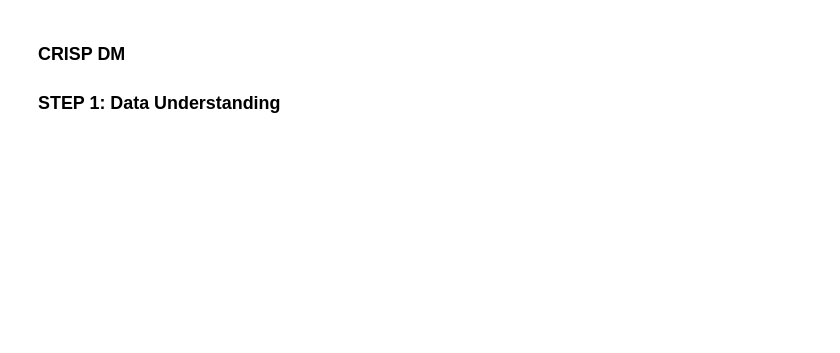
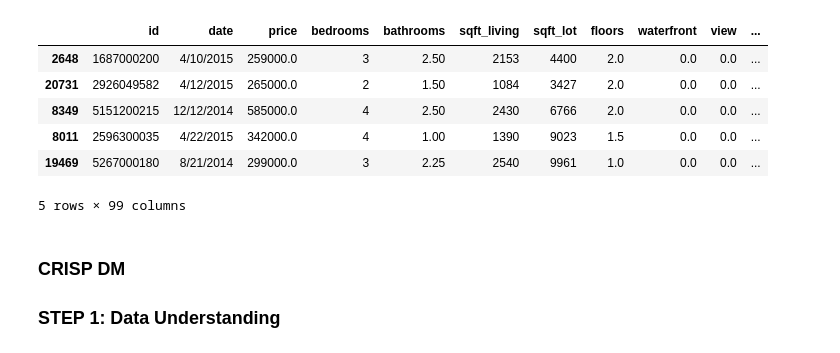
Before and after one commit to flatiron-data-science/dsc-1-final-project, a Jupyter notebook: a_to_z_v0.3.ipynb, the cells around one changed output. Saved outputs shown, nothing was run; the diff lists cells and outputs as text; code cells hidden in the pictures; blank space fills up the shorter version.

```diff
--- a/a_to_z_v0.3.ipynb
+++ b/a_to_z_v0.3.ipynb
@@ -24,3 +34,13 @@ df, df_holdout = train_test_split(df, test_size=0.15)
+# %%
+df_holdout.head()
+# %% [output]
+|  | id | date | price | bedrooms | bathrooms | sqft_living | sqft_lot | floors | waterfront | view | ... |
+| 2648 | 1687000200 | 4/10/2015 | 259000.0 | 3 | 2.50 | 2153 | 4400 | 2.0 | 0.0 | 0.0 | ... |
+| 20731 | 2926049582 | 4/12/2015 | 265000.0 | 2 | 1.50 | 1084 | 3427 | 2.0 | 0.0 | 0.0 | ... |
+| 8349 | 5151200215 | 12/12/2014 | 585000.0 | 4 | 2.50 | 2430 | 6766 | 2.0 | 0.0 | 0.0 | ... |
+| 8011 | 2596300035 | 4/22/2015 | 342000.0 | 4 | 1.00 | 1390 | 9023 | 1.5 | 0.0 | 0.0 | ... |
+| 19469 | 5267000180 | 8/21/2014 | 299000.0 | 3 | 2.25 | 2540 | 9961 | 1.0 | 0.0 | 0.0 | ... |
+5 rows × 99 columns
 # %% [markdown]
 ### CRISP DM
 ### STEP 1: Data Understanding
```
Also changed, not shown: parts of 23 cells of this notebook, 2 other files.
